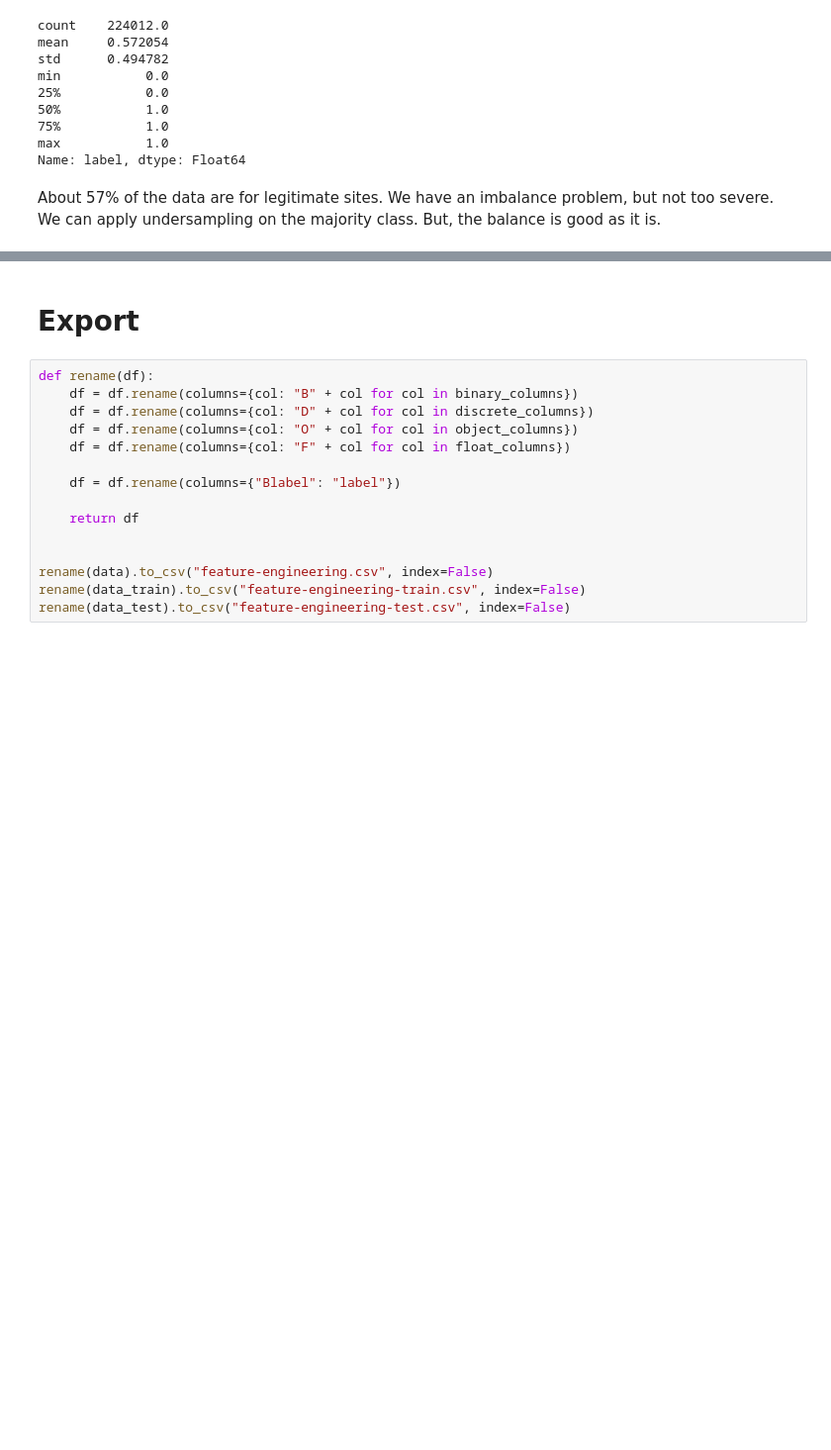
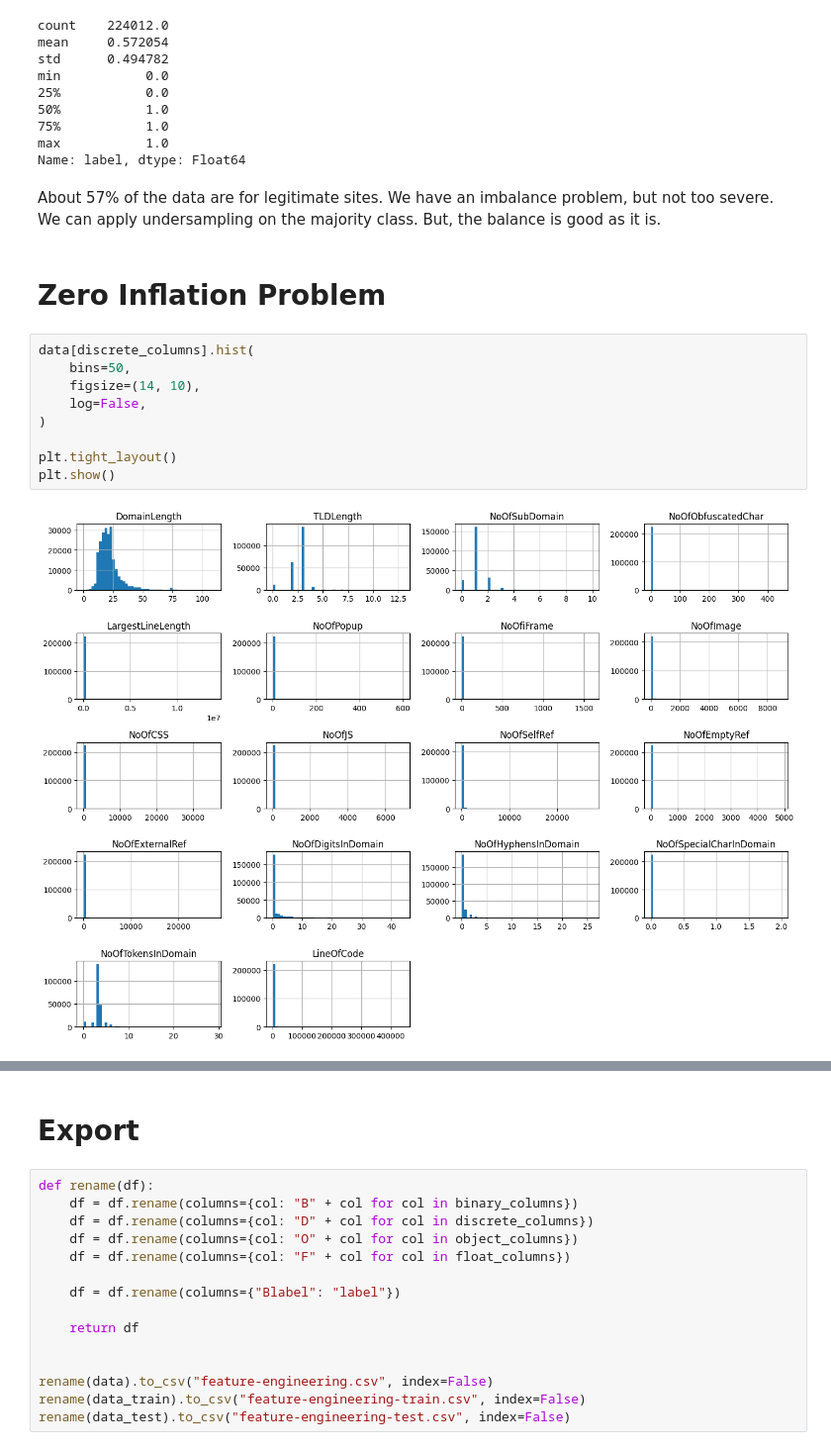
Before and after one commit to BugraAKKUS/Phishing-URL--Website--Detection, a Jupyter notebook: feature_engineering.ipynb, the cells around one changed output, grey strips where cells are left out. Shown at 99% size. Cells and saved outputs as stored; diff of their text form; blank space fills up the shorter version.

Commit message:
Zero inflation problem

```diff
--- a/feature_engineering.ipynb
+++ b/feature_engineering.ipynb
@@ -475,3 +475,16 @@ max           1.0
 Name: label, dtype: Float64
 # %% [markdown]
 About 57% of the data are for legitimate sites. We have an imbalance problem, but not too severe. We can apply undersampling on the majority class. But, the balance is good as it is.
+# %% [markdown]
+# Zero Inflation Problem
+# %%
+data[discrete_columns].hist(
+    bins=50,
+    figsize=(14, 10),
+    log=False,
+)
+
+plt.tight_layout()
+plt.show()
+# %% [output]
+[figure, added]
```
Also changed, not shown: parts of 2 cells of this notebook.
